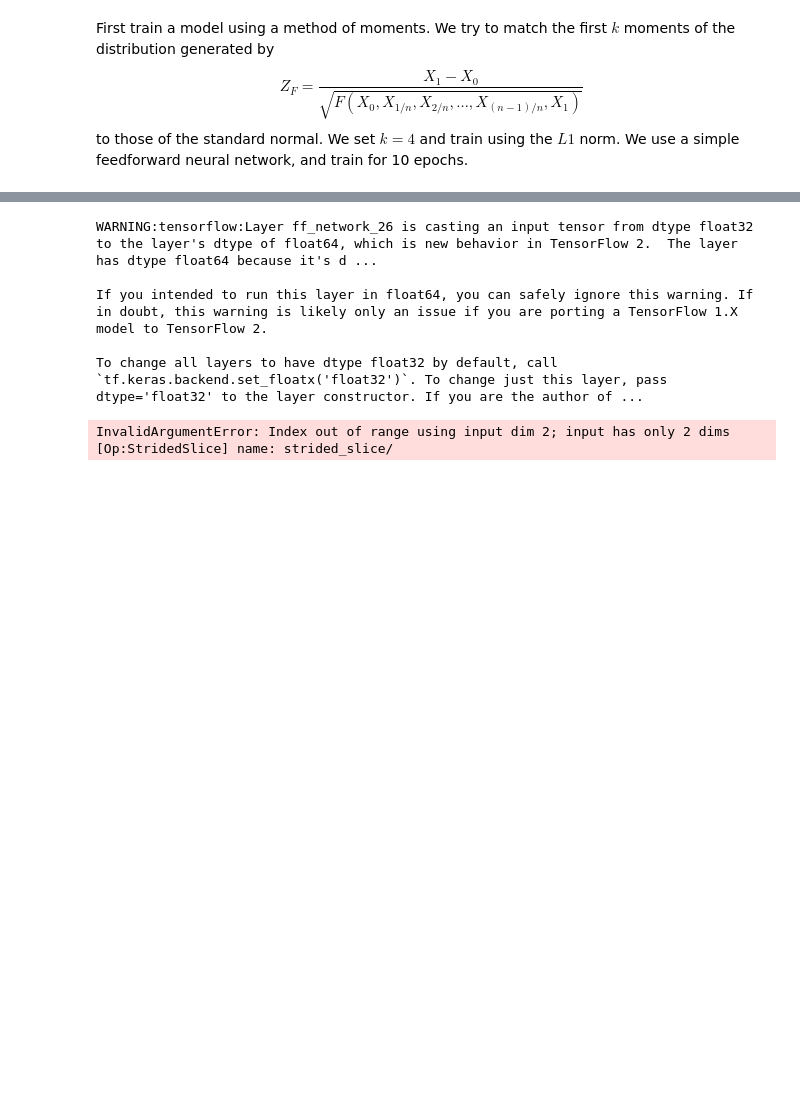
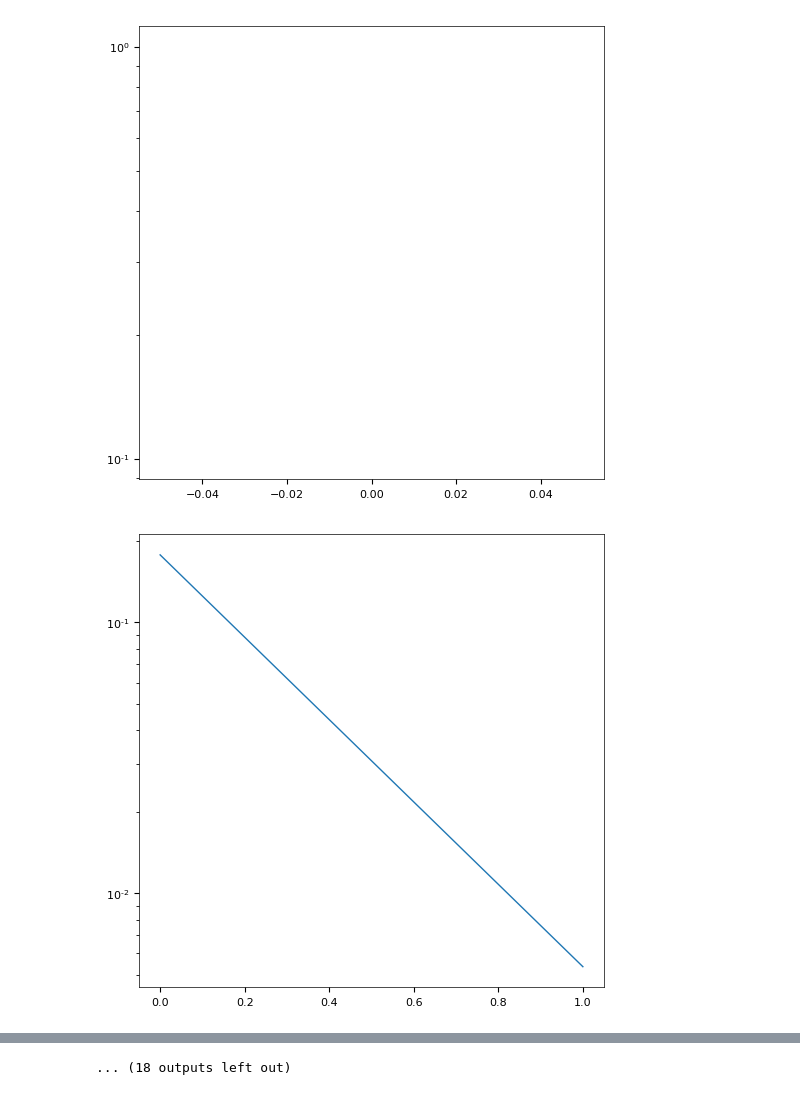
Before and after one commit to phillipmurray/DL_integrated_variance, a Jupyter notebook: notebooks/GAN_Notebooks/ConstantVol_GAN.ipynb, the cells around one changed output, grey strips where cells are left out. Saved outputs shown, nothing was run; the diff lists cells and outputs as text; code cells hidden in the pictures; blank space fills up the shorter version.

```diff
--- a/notebooks/GAN_Notebooks/ConstantVol_GAN.ipynb
+++ b/notebooks/GAN_Notebooks/ConstantVol_GAN.ipynb
@@ -22,8 +22,2 @@ vol_model = ConstantVol(sigma=0.2)
 spots, vols = vol_model.generate(N_paths, total_timesteps, n_timesteps, reshape_for_rnn=True)
-# %% [markdown]
-First train a model using a method of moments. We try to match the first $k$ moments of the distribution generated by
-$$
-Z_F = \frac{X_1 - X_0}{\sqrt{F(X_0,X_{1/n},X_{2/n},\ldots,X_{(n-1)/n},X_1)}}
-$$
-to those of the standard normal. We set $k=4$ and train using the $L1$ norm. We use a simple feedforward neural network, and train for 10 epochs.
 # %%
@@ -34,9 +28,14 @@ gan = IVGan(discriminator, generator)
 # %%
 result = gan.train(x_train=spots.squeeze(-1),
         true_sample=np.random.normal(size=(N_paths, 1)),
-        num_epochs=10,
-        batch_size=256,
-        clip=True,
-        num_critic=10,
+        num_epochs=30,
+        batch_size=264,
+        clip=0.5,
+        num_critic=5,
+        show_hist=False,
+        show_rmse = True,
+        vol_model = vol_model
 )
 # %% [output]
+[figure, added]
+[figure, added]
@@ -43,7 +52,2 @@ result = gan.train(x_train=spots.squeeze(-1),
-WARNING:tensorflow:Layer ff_network_26 is casting an input tensor from dtype float32 to the layer's dtype of float64, which is new behavior in TensorFlow 2.  The layer has dtype float64 because it's d ...
-
-If you intended to run this layer in float64, you can safely ignore this warning. If in doubt, this warning is likely only an issue if you are porting a TensorFlow 1.X model to TensorFlow 2.
-
-To change all layers to have dtype float32 by default, call `tf.keras.backend.set_floatx('float32')`. To change just this layer, pass dtype='float32' to the layer constructor. If you are the author of ...
+... (18 outputs left out)
-InvalidArgumentError: Index out of range using input dim 2; input has only 2 dims [Op:StridedSlice] name: strided_slice/
 # %%
```
Also changed, not shown: parts of 15 cells of this notebook.
